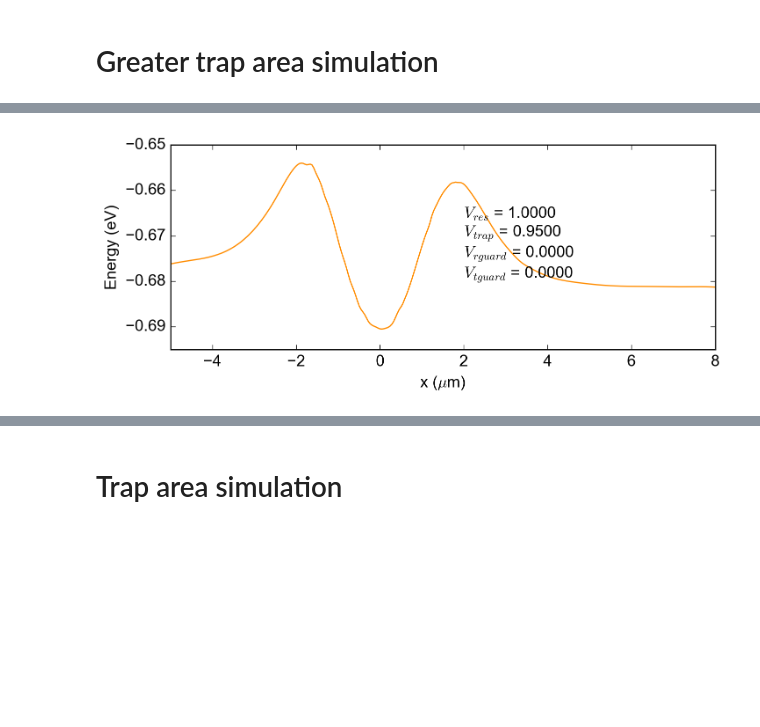
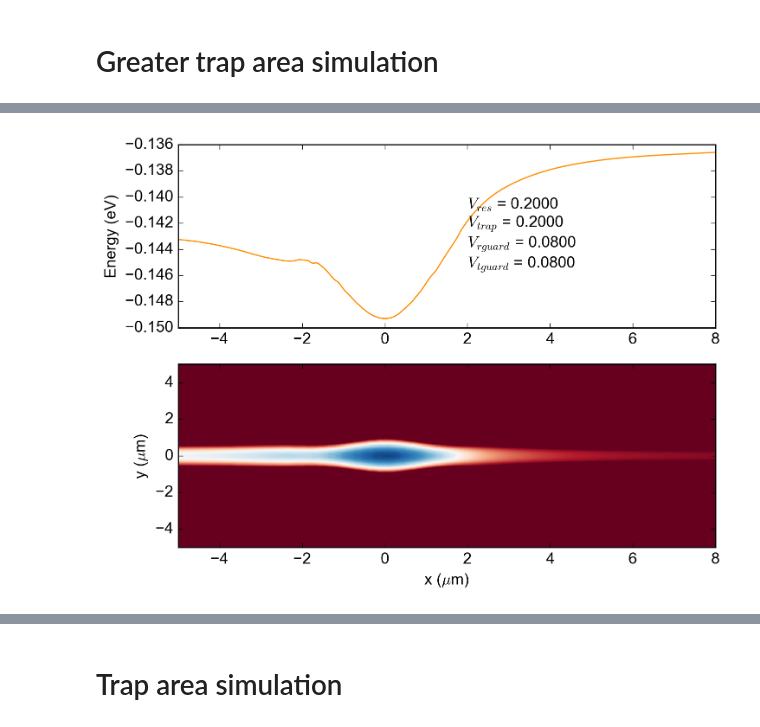
Before and after one commit to gkoolstra/ipython-notebooks, a Jupyter notebook: 20160530 - Master simulation notebook.ipynb, the cells around one changed output, grey strips where cells are left out. Cells and saved outputs as stored; diff of their text form; code cells hidden in the pictures; blank space fills up the shorter version.

```diff
--- a/20160530 - Master simulation notebook.ipynb
+++ b/20160530 - Master simulation notebook.ipynb
@@ -80,6 +82,6 @@ The mean electric field over the range (-0.25, 0.25) is 0.3237 V/um.
 # %%
 # Load the data from the dsp file:
-path=r"/Volumes/slab/Gerwin/Electron on helium/Maxwell/M018 Yggdrasil/M018V6/V6.3/DCBiasMagE/channel_1100nm_L3etch_450nm.dsp"
+path=r"/Volumes/slab/Gerwin/Electron on helium/Maxwell/M018 Yggdrasil/M018V6/V6.3/RFFieldMagE/channel_1100nm_L3etchT_450nm.dsp"
 #path = r'/mnt/s/_Data/160513 - EonHe M016v5/data/simulation/Maxwell/160525 - Resonator XZ cut/160530 - M016v5 resonator xz cut magE.dsp'
 #path = r'S:\_Data\160513 - EonHe M016v5\data\simulation\Maxwell\160525 - Resonator XZ cut\160530 - M016v5 resonator xz cut magE.dsp'
 elements, nodes, elem_solution, bounding_box = import_data.load_dsp(path)
@@ -278,6 +445,6 @@ interact(vary_height_and_plot, h=(0E-3, 100E-3, 0.5E-3));
 # Resonator DC bias potential
 # %%
 # Load the data from the dsp file:
-path = r'/mnt/s/_Data/160513 - EonHe M016v5/data/simulation/Maxwell/160525 - Resonator XZ cut/160524 - M016v5 resonator xz cut.dsp'
+path=r"/Volumes/slab/Gerwin/Electron on helium/Maxwell/M018 Yggdrasil/M018V6/V6.3/DCBiasPotentials/channel_1100nm_L3_450nm.dsp"
 #path = r'S:\_Data\160513 - EonHe M016v5\data\simulation\Maxwell\160525 - Resonator XZ cut\160530 - M016v5 resonator xz cut magE.dsp'
 elements, nodes, elem_solution, bounding_box = import_data.load_dsp(path)
@@ -472,15 +670,10 @@ for name, datafile in zip(names, datafiles):
                    'x' : np.array(x_symmetric, dtype=np.float64),
                    'y' : np.array(y_symmetric, dtype=np.float64)})
 
-plt.figure(figsize=(8.,2.))
-plt.pcolormesh(output[0]['x'], output[0]['y'], output[0]['V'])
-
-plt.figure(figsize=(8.,2.))
-plt.pcolormesh(output[1]['x'], output[1]['y'], output[1]['V'])
-
-plt.figure(figsize=(8.,2.))
-plt.pcolormesh(output[2]['x'], output[2]['y'], output[2]['V'])
-
-plt.figure(figsize=(8.,2.))
-plt.pcolormesh(output[3]['x'], output[3]['y'], output[3]['V'])
+for k in range(4):
+    plt.figure(figsize=(5.,2.));
+    plt.pcolormesh(output[k]['x'], output[k]['y'], output[k]['V'], cmap=plt.cm.Spectral_r)
+    plt.title(output[k]["name"])
+    plt.xlim(np.min(output[k]['x']), np.max(output[k]['x']))
+    plt.ylim(np.min(output[k]['y']), np.max(output[k]['y']))
 # %% [output]
@@ -569,12 +763,14 @@ common.configure_axes(13)
 mpl.rcParams['figure.figsize'] = (8.,3.)
 #plt.figure(figsize=(7.,4.))
 
-def plot_combined_potential(resonator=+0.35, trap=+0.05, resonatorguard=-0.12, centerguard=0.00, trapguard=-0.10, scaling=0.0,
+def plot_combined_potential(resonator=+0.35, trap=+0.05, resonatorguard=-0.12, centerguard=0.00,
+                            trapguard=-0.10, scaling=0.0,
                             color_minimum=-0.10, color_maximum=0.10, chemical_potential=0.1,
                             resonator_trap_locked=False, left_right_guard_locked=False,
                             auto_scale=False):
 
-    fig = plt.figure(figsize=(8.,3.))
+    fig = plt.figure(figsize=(8.,6.))
+    plt.subplot(211)
 
     if resonator_trap_locked:
         trap = resonator
@@ -590,32 +786,43 @@ def plot_combined_potential(resonator=+0.35, trap=+0.05, resonatorguard=-0.12, c
 
     TS = anneal.TrapAreaSolver(x[0,:], y[:,0], -combined_potential.T, smoothing=0.01)
 
     #print(np.shape(x), np.shape(y), np.shape(combined_potential))
 
     #combined_potential = t.get_combined_potential(cropped_potentials, coefficients)
 
     centeridx = int(np.shape(y)[0]/2)
     plt.plot(x[0, :], TS.V(x[0,:], 0), color='darkorange')
     #plt.plot(x[centeridx, :], -combined_potential[centeridx, :], color='darkorange')
     plt.gca().set_axis_bgcolor('none')
 
     ymin, ymax = np.min(-combined_potential[centeridx,:]), np.max(-combined_potential[centeridx,:])
 
-    plt.xlabel("x ($\mu$m)")
+    #plt.xlabel("x ($\mu$m)")
     plt.ylabel("Energy (eV)")
     plt.xlim(np.min(x), np.max(x))
     if not auto_scale:
         plt.ylim(color_minimum, color_maximum)
+    else:
+        color_minimum, color_maximum = plt.ylim()
         #plt.ylim(-0.7, -0.65)
 
     biasVoltages = "$V_{res}$ = %.4f\n$V_{trap}$ = %.4f\n$V_{rguard}$ = %.4f\n$V_{tguard}$ = %.4f\n" % \
     (resonator * 10**scaling, trap * 10**scaling, resonatorguard * 10**scaling, trapguard * 10**scaling)
 
     plt.text(2, ymin + 0.2*(ymax-ymin), biasVoltages)
 
+    plt.subplot(212)
+    plt.pcolormesh(x, y, -combined_potential, cmap=plt.cm.RdBu_r,
+                        vmin=color_minimum, vmax=color_maximum)
+    plt.xlabel("x ($\mu$m)")
+    plt.ylabel("y ($\mu$m)")
+    plt.xlim(np.min(x), np.max(x))
+    plt.ylim(np.min(y), np.max(y))
+
+
 interact(plot_combined_potential, resonator=(-5.0, 5.0, 0.05), trap=(-5, 5, 0.05),
          resonatorguard=(-5, 5, 0.05), centerguard=(-5,5, 0.05), trapguard=(-5, 5, 0.05), scaling=(-2.0, 1.0, 0.01),
          chemical_potential=(-5, 5, 0.05), color_minimum=(-5, 5, 0.05), color_maximum=(-5, 5, 0.05),
          resonator_trap_locked=False, left_right_guard_locked=False, auto_scale=True);
 # %% [output]
-[figure, old version]
+[figure, new version]
```
Also changed, not shown: parts of 20 cells of this notebook, 2 other files.
